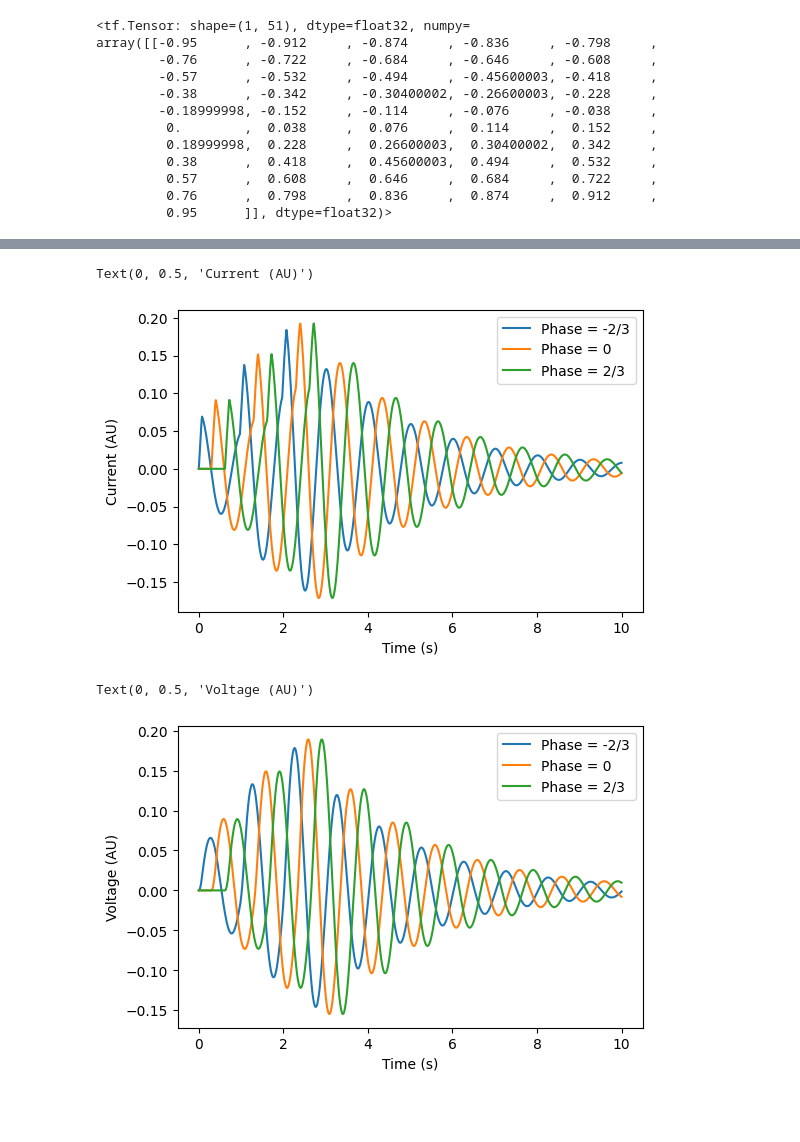
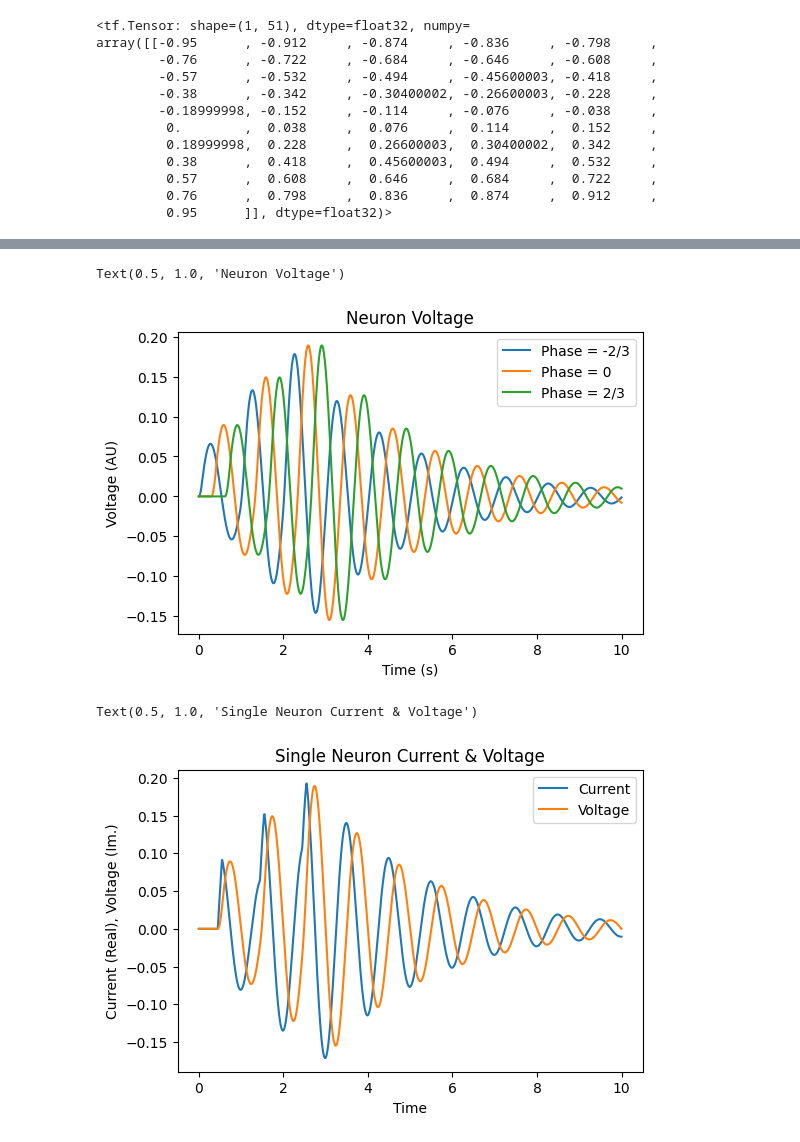
Before and after one commit to wilkieolin/phasor_networks, a Jupyter notebook: phasor neuron identity.ipynb, the cells around one changed output, grey strips where cells are left out. Drawn from its saved outputs; the diff is of its cells as text; code cells hidden in the pictures; blank space fills up the shorter version.

Commit message:
updated phasor neuron notebook with comments

```diff
--- a/phasor neuron identity.ipynb
+++ b/phasor neuron identity.ipynb
@@ -93,20 +123,23 @@ phase_lbls = ["Phase = -2/3", "Phase = 0", "Phase = 2/3"]
 # %%
 plt.figure(dpi=dpi)
 for (i,pltind) in enumerate(phase_inds):
-    plt.plot(sol.t, np.real(sol.y)[pltind:pltind+1,:].transpose(), label=phase_lbls[i]);
+    plt.plot(sol.t, np.imag(sol.y)[pltind:pltind+1,:].transpose(), label=phase_lbls[i]);
 plt.legend()
 plt.xlabel("Time (s)")
-plt.ylabel("Current (AU)")
+plt.ylabel("Voltage (AU)")
+plt.title("Neuron Voltage")
 # %% [output]
-Text(0, 0.5, 'Current (AU)')
+Text(0.5, 1.0, 'Neuron Voltage')
-[figure, old version]
+[figure, new version]
 # %%
 plt.figure(dpi=dpi)
-for (i,pltind) in enumerate(phase_inds):
-    plt.plot(sol.t, np.imag(sol.y)[pltind:pltind+1,:].transpose(), label=phase_lbls[i]);
+pltind = 25
+plt.plot(sol.t, np.real(sol.y)[pltind:pltind+1,:].transpose(), label="Current");
+plt.plot(sol.t, np.imag(sol.y)[pltind:pltind+1,:].transpose(), label="Voltage");
 plt.legend()
-plt.xlabel("Time (s)")
-plt.ylabel("Voltage (AU)")
+plt.xlabel("Time")
+plt.ylabel("Current (Real), Voltage (Im.)")
+plt.title("Single Neuron Current & Voltage")
 # %% [output]
-Text(0, 0.5, 'Voltage (AU)')
+Text(0.5, 1.0, 'Single Neuron Current & Voltage')
-[figure, old version]
+[figure, new version]
```
Also changed, not shown: parts of 17 cells of this notebook.
